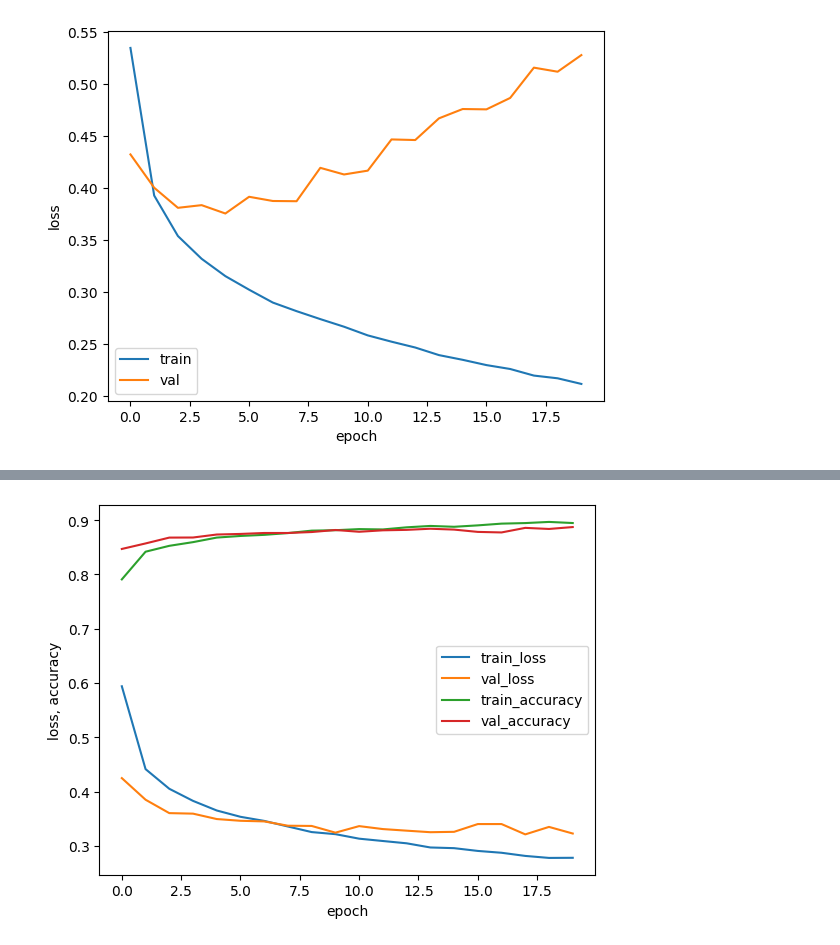
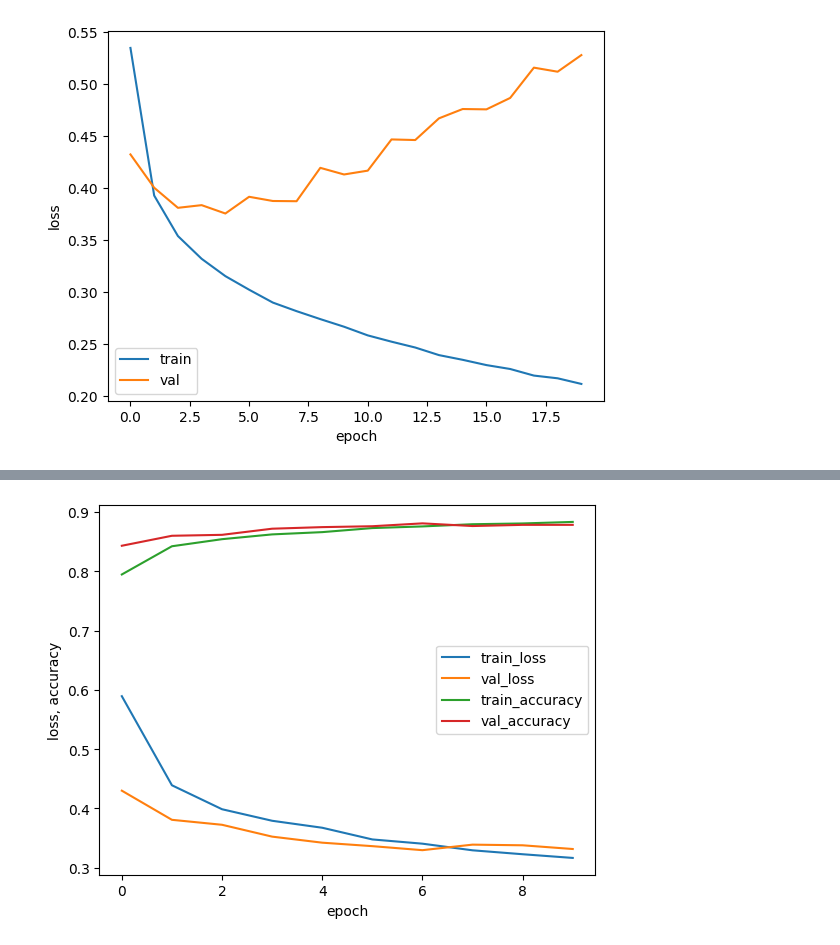
Before and after one commit to ji0-k/AI_26, a Jupyter notebook: 07_03_인공신경망기타도구(드롭아웃,콜백,조기종료).ipynb, the cells around one changed output, grey strips where cells are left out. Saved outputs shown, nothing was run; the diff lists cells and outputs as text; code cells hidden in the pictures.

```diff
--- a/07_03_인공신경망기타도구(드롭아웃,콜백,조기종료).ipynb
+++ b/07_03_인공신경망기타도구(드롭아웃,콜백,조기종료).ipynb
@@ -461,7 +461,7 @@ Model: "sequential_7"
 # 훈련 손실과 검증 손실의 그래프를 그려보자.
 model.compile(optimizer='adam', loss='sparse_categorical_crossentropy',metrics=['accuracy'])
 
-history = model.fit(train_scaled, train_target, epochs=20, verbose=0, validation_data=(val_scaled, val_target))
+history = model.fit(train_scaled, train_target, epochs=10, verbose=2, validation_data=(val_scaled, val_target))
 plt.plot(history.history['loss'])
 plt.plot(history.history['val_loss'])
 plt.plot(history.history['accuracy'])
@@ -470,7 +470,7 @@ plt.xlabel('epoch')
 plt.ylabel('loss, accuracy')
 plt.legend(['train_loss', 'val_loss','train_accuracy', 'val_accuracy'])
 plt.show()
-\
+
 # 과대 적합이 초반 줄어 듬 10번째 에포크가 검증 손실의 감소가 멈추지만 크게 상승하지 않음
 # 과대적합이 에포크가 늘수록 증가함, 적정 횟수 찾아야함
 # %% [output]
@@ -477,4 +497,4 @@ plt.show()
-[figure, old version]
+[figure, new version]
 # %%
 # 학습된 결과물을 저장하기
 
```
Also changed, not shown: parts of 18 cells of this notebook.
